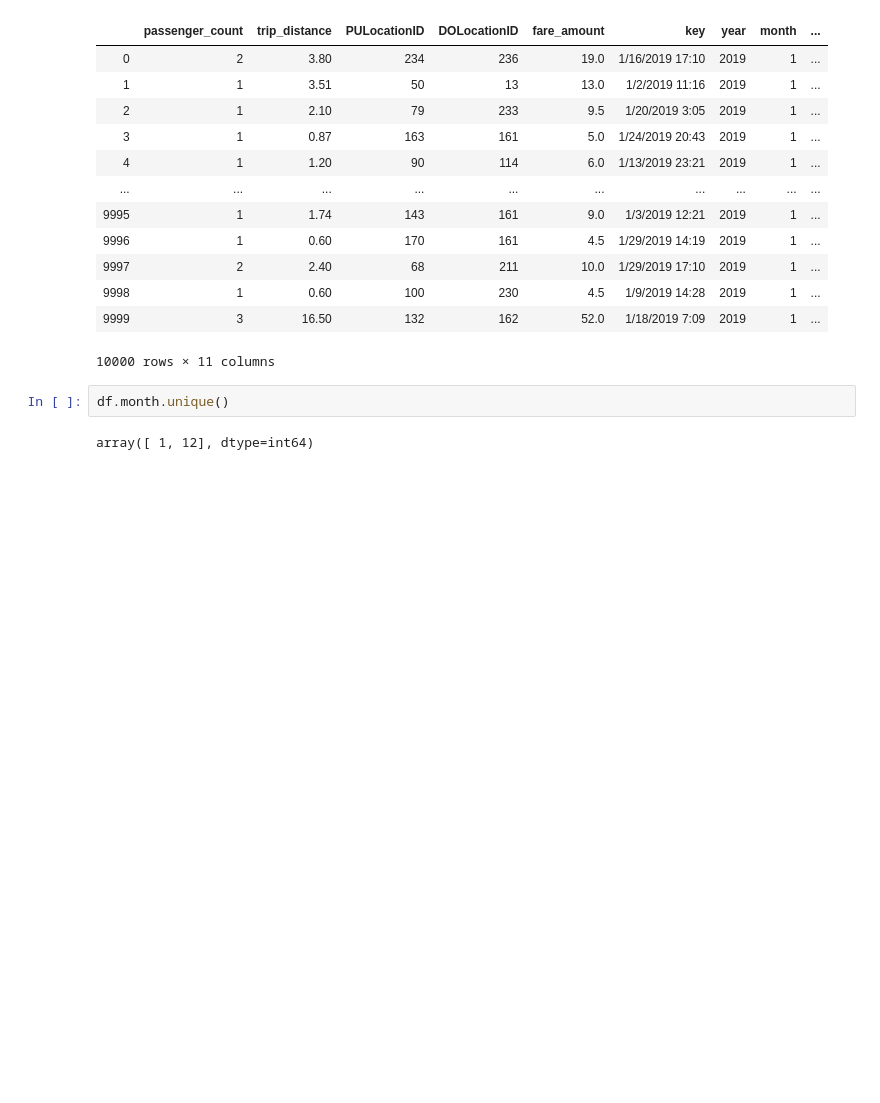
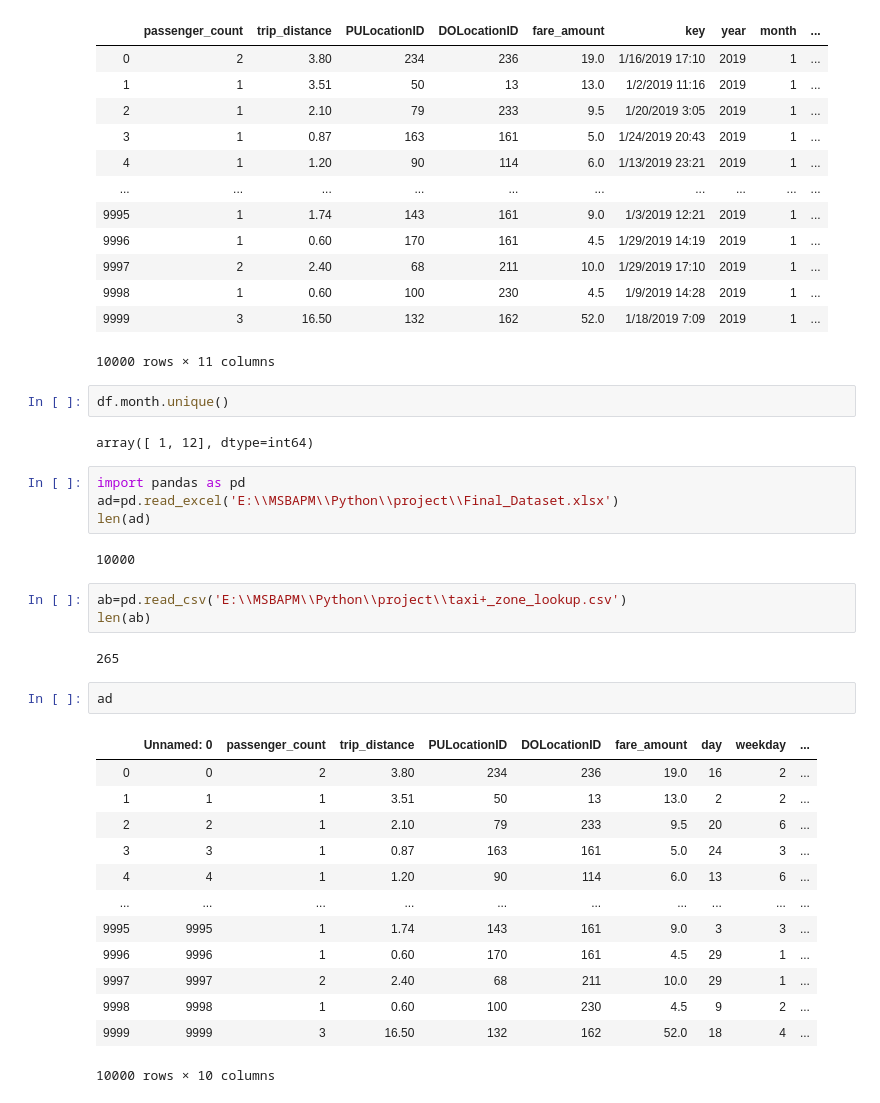
Before and after one commit to YesAbhi2291/Python_Academic-Project, a Jupyter notebook: Python_Project.ipynb, the cells around one changed output. Drawn from its saved outputs; the diff is of its cells as text; blank space fills up the shorter version.

```diff
--- a/Python_Project.ipynb
+++ b/Python_Project.ipynb
@@ -632,3 +632,30 @@ df
 df.month.unique()
 # %% [output]
 array([ 1, 12], dtype=int64)
+# %%
+import pandas as pd
+ad=pd.read_excel('E:\\MSBAPM\\Python\\project\\Final_Dataset.xlsx')
+len(ad)
+# %% [output]
+10000
+# %%
+ab=pd.read_csv('E:\\MSBAPM\\Python\\project\\taxi+_zone_lookup.csv')
+len(ab)
+# %% [output]
+265
+# %%
+ad
+# %% [output]
+|  | Unnamed: 0 | passenger_count | trip_distance | PULocationID | DOLocationID | fare_amount | day | weekday | ... |
+| 0 | 0 | 2 | 3.80 | 234 | 236 | 19.0 | 16 | 2 | ... |
+| 1 | 1 | 1 | 3.51 | 50 | 13 | 13.0 | 2 | 2 | ... |
+| 2 | 2 | 1 | 2.10 | 79 | 233 | 9.5 | 20 | 6 | ... |
+| 3 | 3 | 1 | 0.87 | 163 | 161 | 5.0 | 24 | 3 | ... |
+| 4 | 4 | 1 | 1.20 | 90 | 114 | 6.0 | 13 | 6 | ... |
+| ... | ... | ... | ... | ... | ... | ... | ... | ... | ... |
+| 9995 | 9995 | 1 | 1.74 | 143 | 161 | 9.0 | 3 | 3 | ... |
+| 9996 | 9996 | 1 | 0.60 | 170 | 161 | 4.5 | 29 | 1 | ... |
+| 9997 | 9997 | 2 | 2.40 | 68 | 211 | 10.0 | 29 | 1 | ... |
+| 9998 | 9998 | 1 | 0.60 | 100 | 230 | 4.5 | 9 | 2 | ... |
+| 9999 | 9999 | 3 | 16.50 | 132 | 162 | 52.0 | 18 | 4 | ... |
+10000 rows × 10 columns
```
Also changed, not shown: parts of 63 cells of this notebook.
